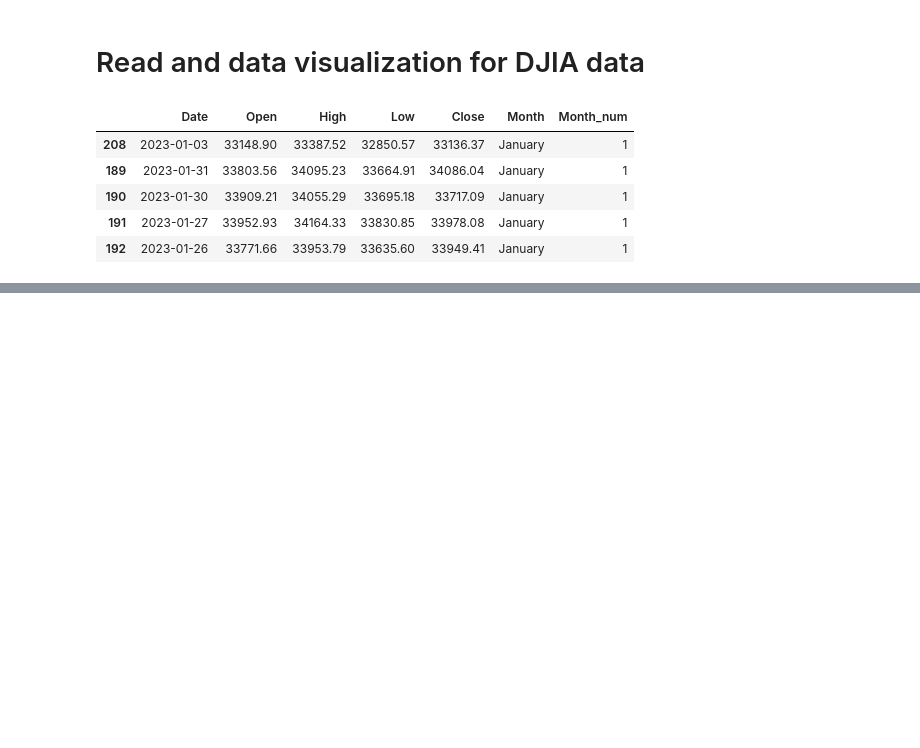
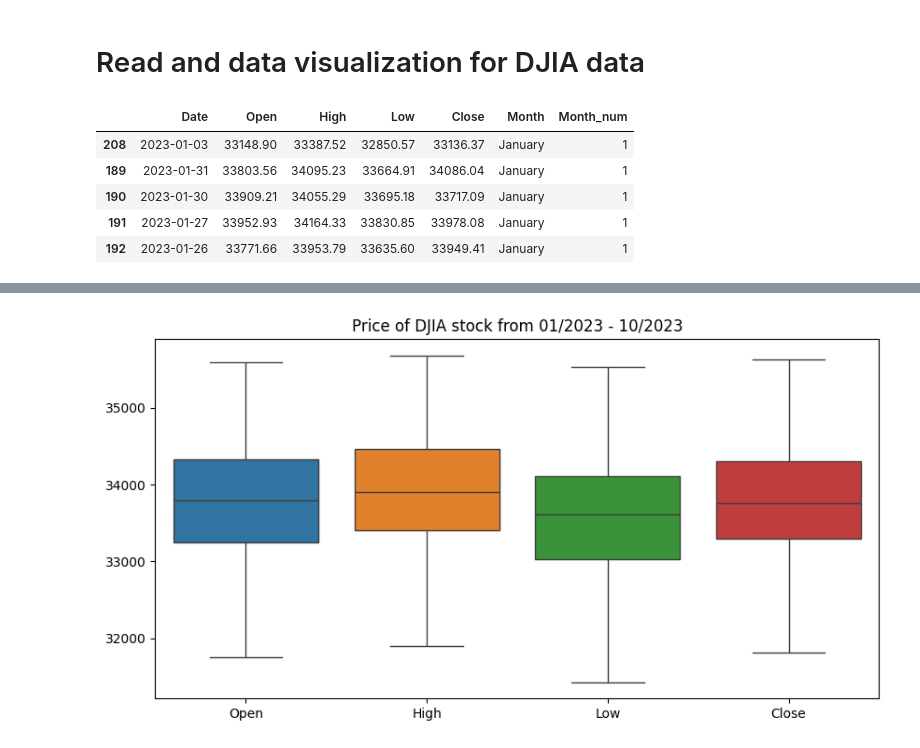
Before and after one commit to motconkien/data-visualization, a Jupyter notebook: Matplotlib_Seaborn/seaborn.ipynb, the cells around one changed output, grey strips where cells are left out. Saved outputs shown, nothing was run; the diff lists cells and outputs as text; code cells hidden in the pictures; blank space fills up the shorter version.

```diff
--- a/Matplotlib_Seaborn/seaborn.ipynb
+++ b/Matplotlib_Seaborn/seaborn.ipynb
@@ -87,0 +101,8 @@ djia.head()
+# %%
+#Draw barplot for open,close,high,low price
+plt.figure(figsize=(10,5))
+sns.boxplot(data=djia.iloc[:,:-2])
+plt.title("Price of DJIA stock from 01/2023 - 10/2023")
+plt.show()
+# %% [output]
+[figure, added]
```
Also changed, not shown: parts of 16 cells of this notebook.
